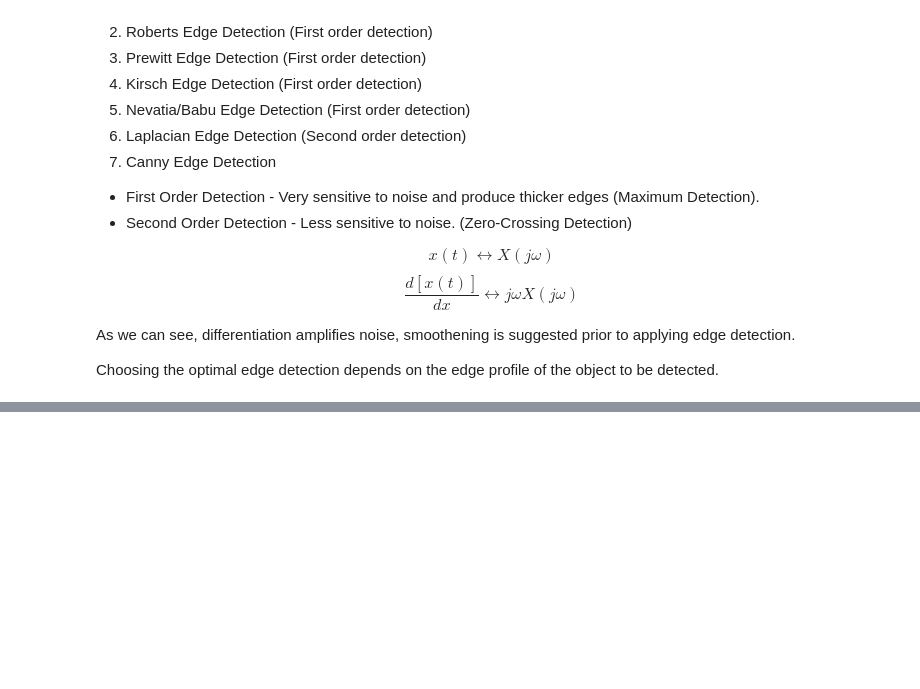
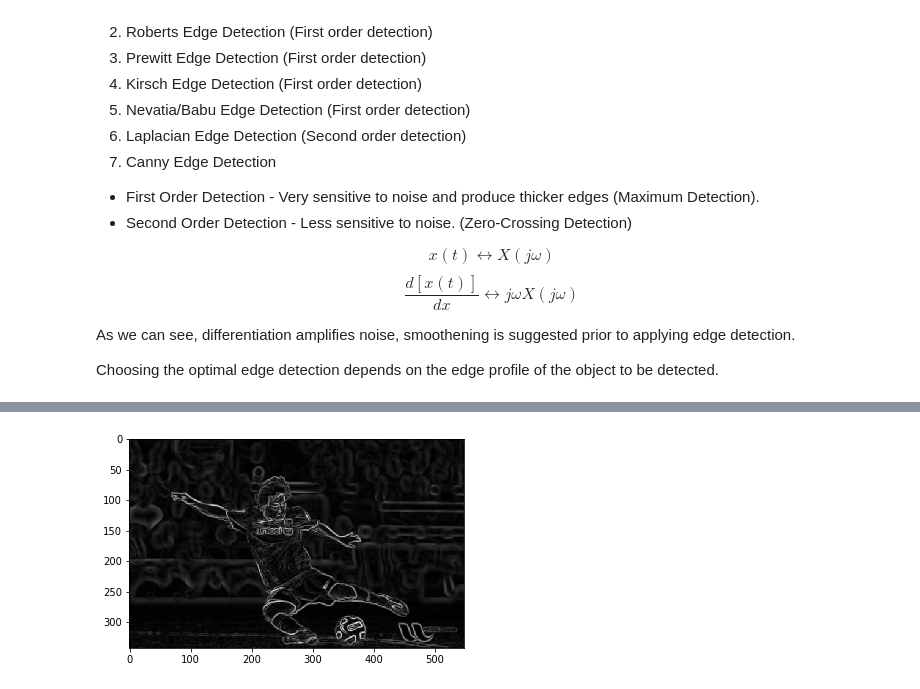
Before and after one commit to mananpal1997/Practical-OpenCV-Guide, a Jupyter notebook: Introduction To Computer Vision/EdgeDetection.ipynb, the cells around one changed output, grey strips where cells are left out. Cells and saved outputs as stored; diff of their text form; code cells hidden in the pictures; blank space fills up the shorter version.

```diff
--- a/Introduction To Computer Vision/EdgeDetection.ipynb
+++ b/Introduction To Computer Vision/EdgeDetection.ipynb
@@ -61,0 +97,13 @@ plt.show()
+# %%
+prewitt_x = np.array([[1, 0, -1], [1, 0, -1], [1, 0, -1]])
+prewitt_y = np.array([[1, 1, 1], [0, 0, 0], [-1, -1, -1]])
+
+horizontal = ndimage.convolve(img, prewitt_x)
+vertical = ndimage.convolve(img, prewitt_y)
+
+prewitt = np.sqrt(np.square(horizontal) + np.square(vertical))
+
+plt.imshow(prewitt, cmap='gray')
+plt.show()
+# %% [output]
+[figure, added]
```
Also changed, not shown: parts of 8 cells of this notebook, 1 other file.
